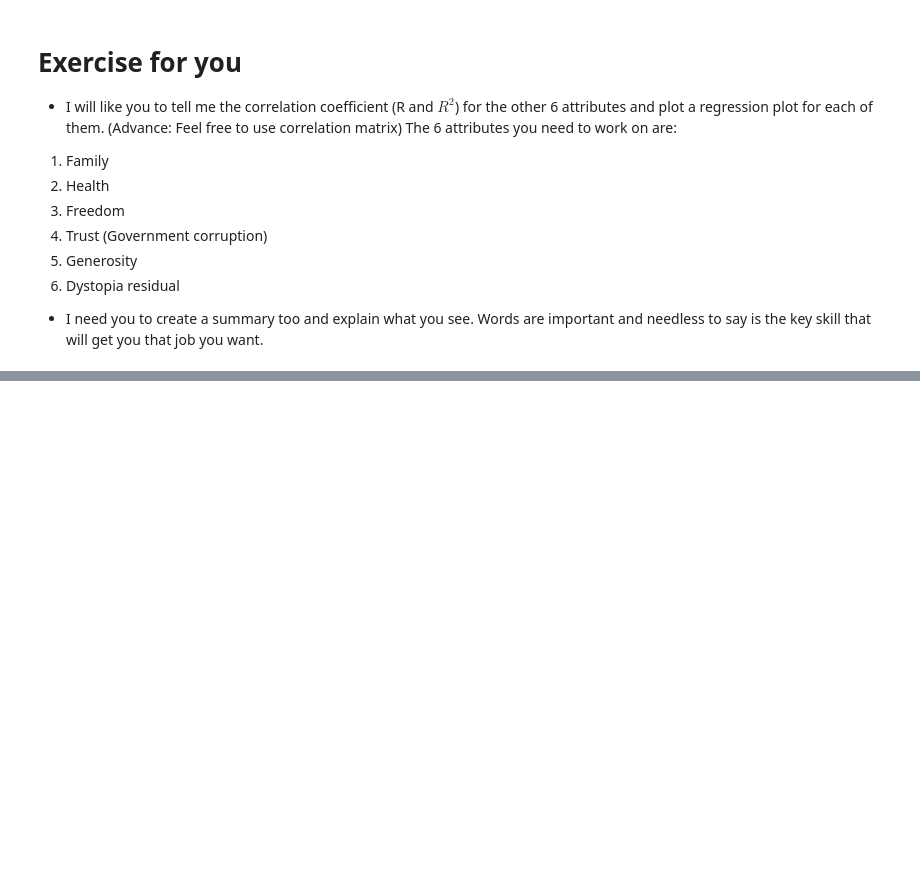
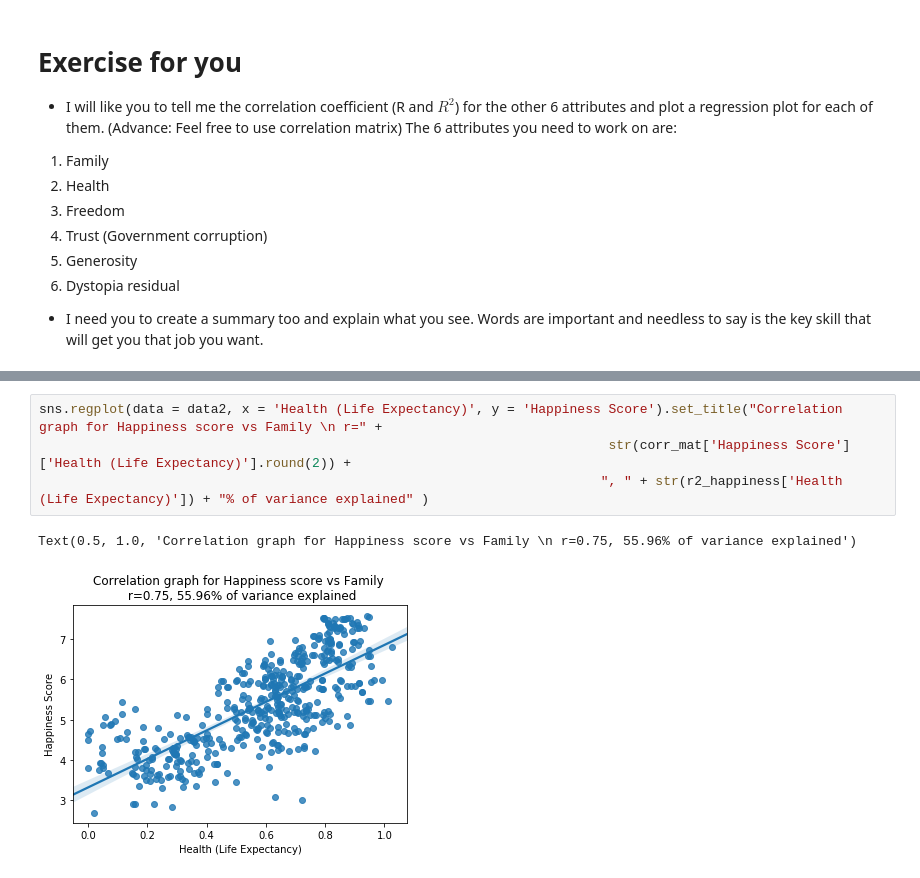
Before and after one commit to rrobinn/data-analytics-discord, a Jupyter notebook: week1/World_Happiness_Exercise.ipynb, the cells around one changed output, grey strips where cells are left out. Saved outputs shown, nothing was run; the diff lists cells and outputs as text; blank space fills up the shorter version.

```diff
--- a/week1/World_Happiness_Exercise.ipynb
+++ b/week1/World_Happiness_Exercise.ipynb
@@ -273,0 +310,7 @@ The 6 attributes you need to work on are:
+# %%
+sns.regplot(data = data2, x = 'Health (Life Expectancy)', y = 'Happiness Score').set_title("Correlation graph for Happiness score vs Family \n r=" +
+                                                                         str(corr_mat['Happiness Score']['Health (Life Expectancy)'].round(2)) +
+                                                                        ", " + str(r2_happiness['Health (Life Expectancy)']) + "% of variance explained" )
+# %% [output]
+Text(0.5, 1.0, 'Correlation graph for Happiness score vs Family \n r=0.75, 55.96% of variance explained')
+[figure, added]
```
Also changed, not shown: parts of 8 cells of this notebook, 1 other file.
